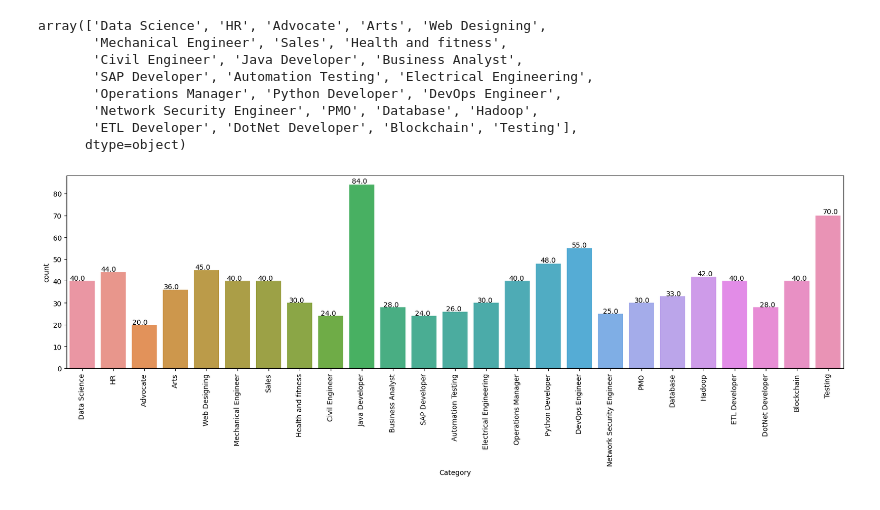
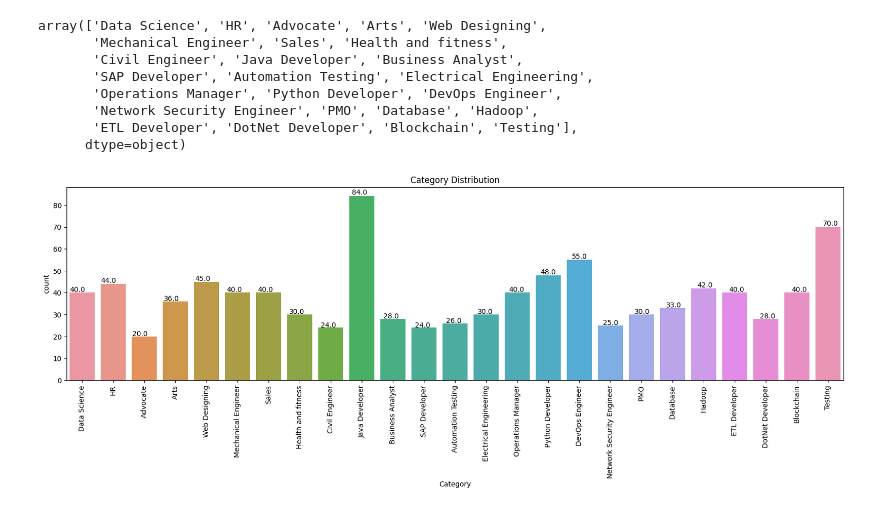
Before and after one commit to The-SP/ML-Code-Collection, a Jupyter notebook: BERT/3_Resume_Classification/res.ipynb, the cells around one changed output. Saved outputs shown, nothing was run; the diff lists cells and outputs as text; code cells hidden in the pictures.

```diff
--- a/BERT/3_Resume_Classification/res.ipynb
+++ b/BERT/3_Resume_Classification/res.ipynb
@@ -41,10 +42,11 @@ array(['Data Science', 'HR', 'Advocate', 'Arts', 'Web Designing',
       dtype=object)
 # %%
 plt.figure(figsize=(20, 5))
+plt.title('Category Distribution')
 plt.xticks(rotation=90)
 ax = sns.countplot(x='Category', data=df_resume)
 for p in ax.patches:
     ax.annotate(str(p.get_height()), (p.get_x()*1.01, p.get_height()*1.01))
 plt.show()
 # %% [output]
-[figure, old version]
+[figure, new version]
```
Also changed, not shown: parts of 15 cells of this notebook.
